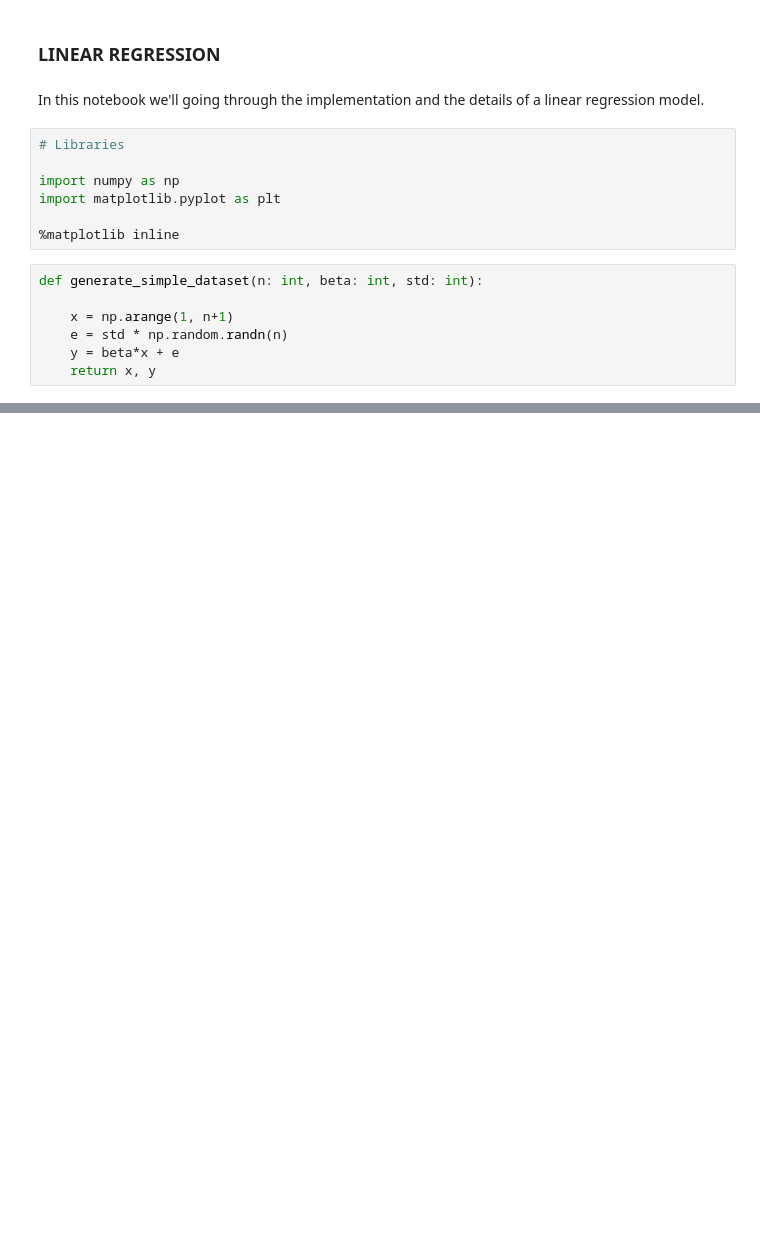
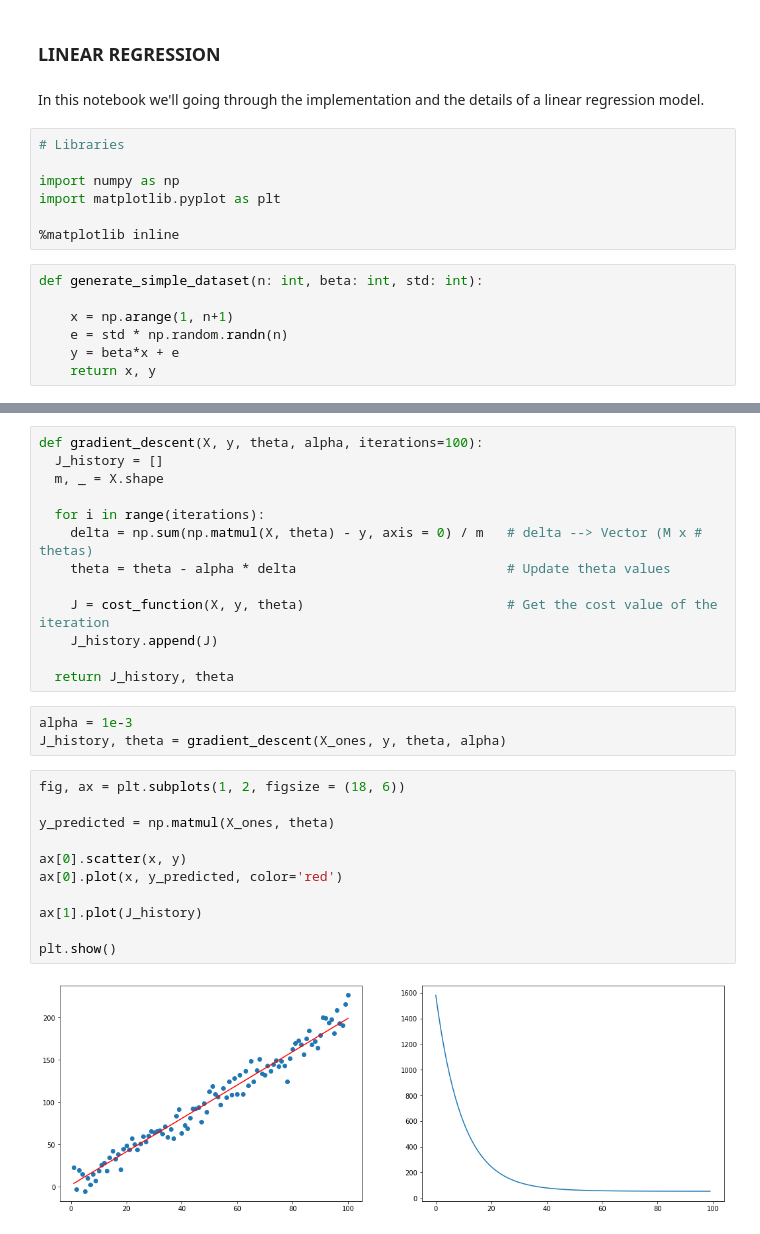
Before and after one commit to victorgrcp/Machine-Learning, a Jupyter notebook: Supervised-Algorithms/linear-regression.ipynb, the cells around one changed output, grey strips where cells are left out. Cells and saved outputs as stored; diff of their text form; blank space fills up the shorter version.

```diff
--- a/Supervised-Algorithms/linear-regression.ipynb
+++ b/Supervised-Algorithms/linear-regression.ipynb
@@ -29,0 +58,29 @@ plt.scatter(x, y)
+# %%
+def gradient_descent(X, y, theta, alpha, iterations=100):
+  J_history = []
+  m, _ = X.shape
+
+  for i in range(iterations):
+    delta = np.sum(np.matmul(X, theta) - y, axis = 0) / m   # delta --> Vector (M x # thetas)
+    theta = theta - alpha * delta                           # Update theta values
+
+    J = cost_function(X, y, theta)                          # Get the cost value of the iteration
+    J_history.append(J)
+
+  return J_history, theta
+# %%
+alpha = 1e-3
+J_history, theta = gradient_descent(X_ones, y, theta, alpha)
+# %%
+fig, ax = plt.subplots(1, 2, figsize = (18, 6))
+
+y_predicted = np.matmul(X_ones, theta)
+
+ax[0].scatter(x, y)
+ax[0].plot(x, y_predicted, color='red')
+
+ax[1].plot(J_history)
+
+plt.show()
+# %% [output]
+[figure, added]
```
Also changed, not shown: parts of 5 cells of this notebook.
